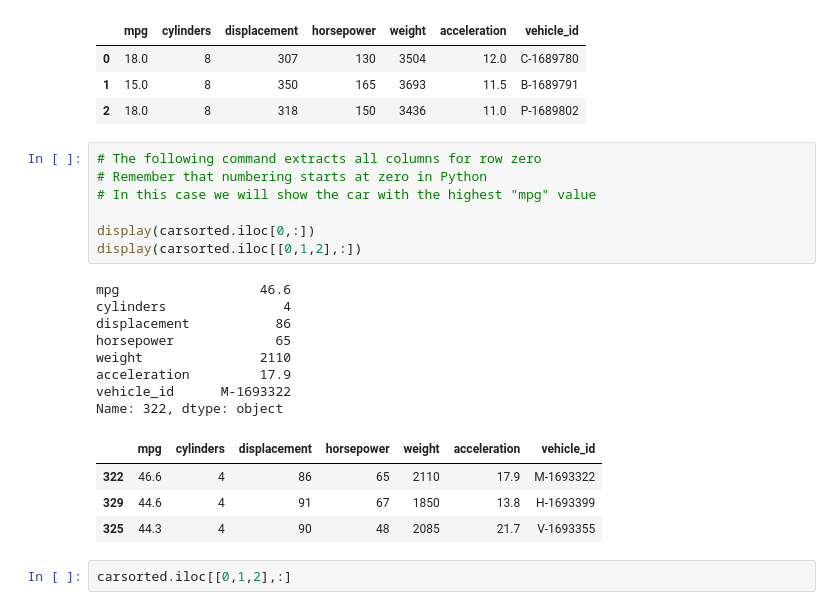
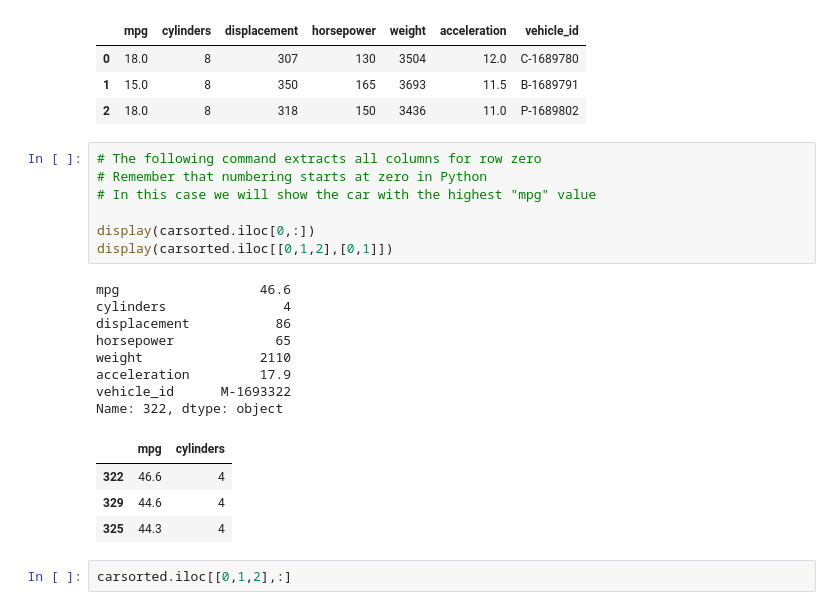
Before and after one commit to 1367565028/qtm151spring2025, a Jupyter notebook: lecture_10/lecture_10a - Subsetting data.ipynb, the cells around one changed output. Cells and saved outputs as stored; diff of their text form.

```diff
--- a/lecture_10/lecture_10a - Subsetting data.ipynb
+++ b/lecture_10/lecture_10a - Subsetting data.ipynb
@@ -279,23 +279,23 @@ carfeatures.iloc[[0,1,2]]
 # %%
 # The following command extracts all columns for row zero
 # Remember that numbering starts at zero in Python
 # In this case we will show the car with the highest "mpg" value
 
 display(carsorted.iloc[0,:])
-display(carsorted.iloc[[0,1,2],:])
+display(carsorted.iloc[[0,1,2],[0,1]])
 # %% [output]
 mpg                  46.6
 cylinders               4
 displacement           86
 horsepower             65
 weight               2110
 acceleration         17.9
 vehicle_id      M-1693322
 Name: 322, dtype: object
-|  | mpg | cylinders | displacement | horsepower | weight | acceleration | vehicle_id |
-| 322 | 46.6 | 4 | 86 | 65 | 2110 | 17.9 | M-1693322 |
-| 329 | 44.6 | 4 | 91 | 67 | 1850 | 13.8 | H-1693399 |
-| 325 | 44.3 | 4 | 90 | 48 | 2085 | 21.7 | V-1693355 |
+|  | mpg | cylinders |
+| 322 | 46.6 | 4 |
+| 329 | 44.6 | 4 |
+| 325 | 44.3 | 4 |
 # %%
 carsorted.iloc[[0,1,2],:]
 # %% [output]
```
Also changed, not shown: parts of 1 cell of this notebook, 8 other files.
